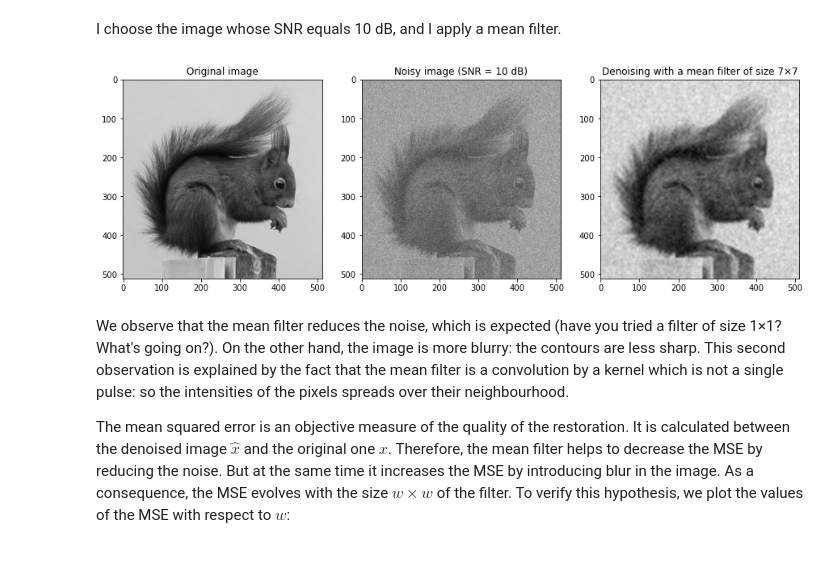
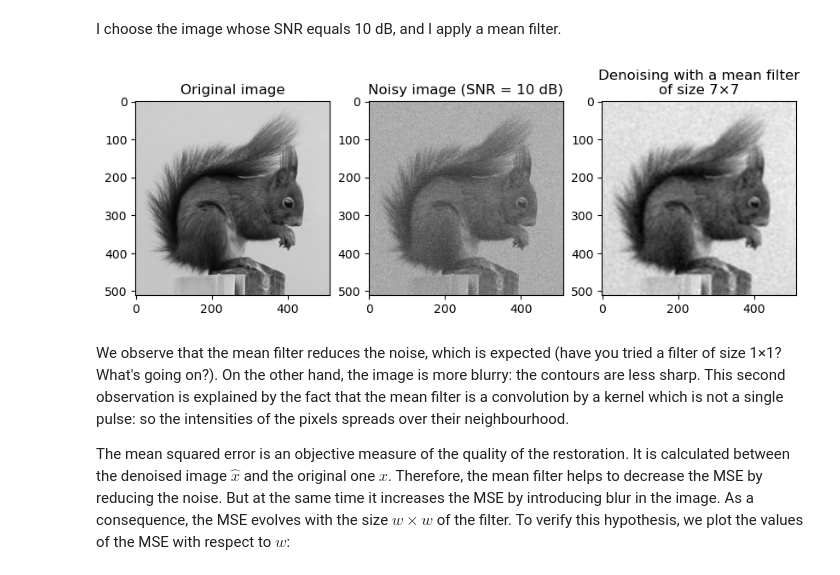
Before and after one commit to vincmazet/bip-labs, a Jupyter notebook: restoration/lab1.ipynb, the cells around one changed output. Saved outputs shown, nothing was run; the diff lists cells and outputs as text; code cells hidden in the pictures.

```diff
--- a/restoration/lab1.ipynb
+++ b/restoration/lab1.ipynb
@@ -181,22 +173,22 @@ y = random_noise(x, mode='gaussian', clip=False, var=var)
 # %%
 # Exemple d'un filtre moyenneur pour une taille particulière
 w = 7
 h = ones((w,w)) / (w*w)
 xest_mean = convolve(y, h)
 
 # Affichage
-figure(figsize=(15,5))
+figure(figsize=(10,5))
 subplot(1,3,1)
 imshow(x, cmap="gray")
 title("Original image")
 subplot(1,3,2)
 imshow(y, cmap="gray")
 title(f"Noisy image (SNR = {snr} dB)")
 subplot(1,3,3)
 imshow(xest_mean, cmap="gray")
-title(f"Denoising with a mean filter of size {w}×{w}");
+title(f"Denoising with a mean filter\nof size {w}×{w}");
 # %% [output]
-[figure, old version]
+[figure, new version]
 # %% [markdown]
 We observe that the mean filter reduces the noise, which is expected (have you tried a filter of size 1×1? What's going on?).
 On the other hand, the image is more blurry: the contours are less sharp.
```
Also changed, not shown: parts of 16 cells of this notebook, 3 other files.
